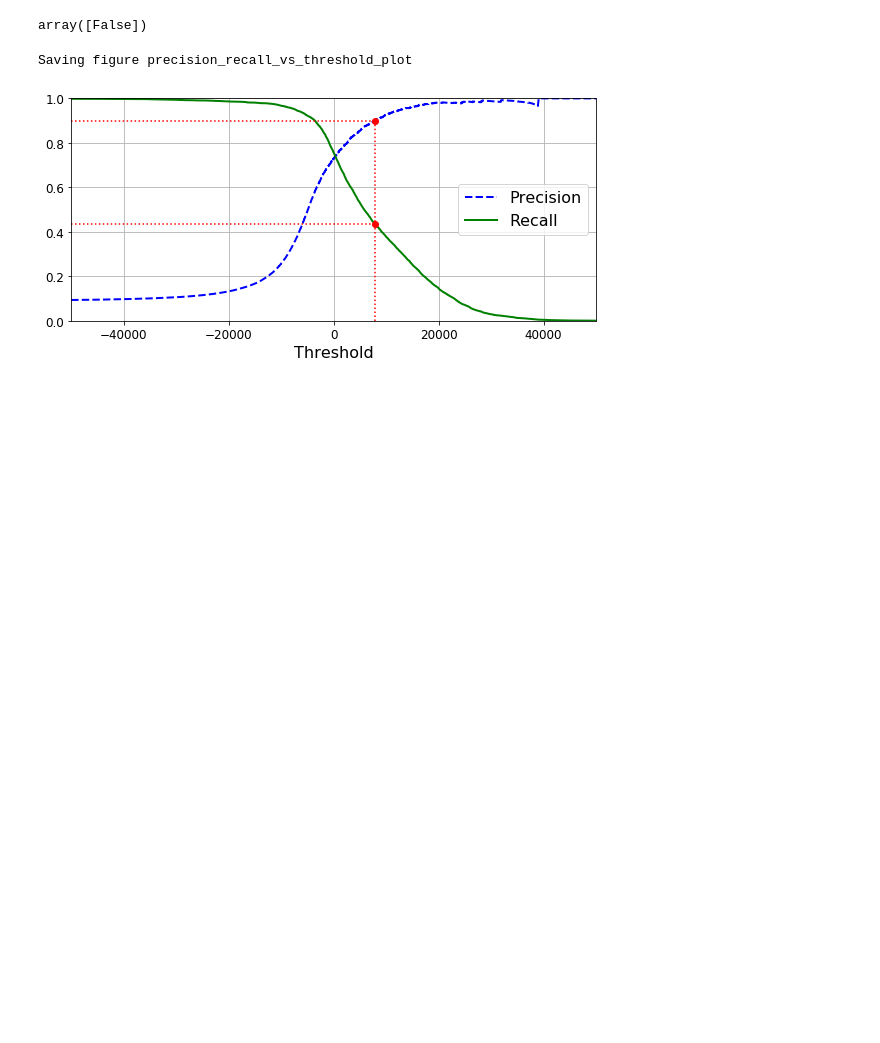
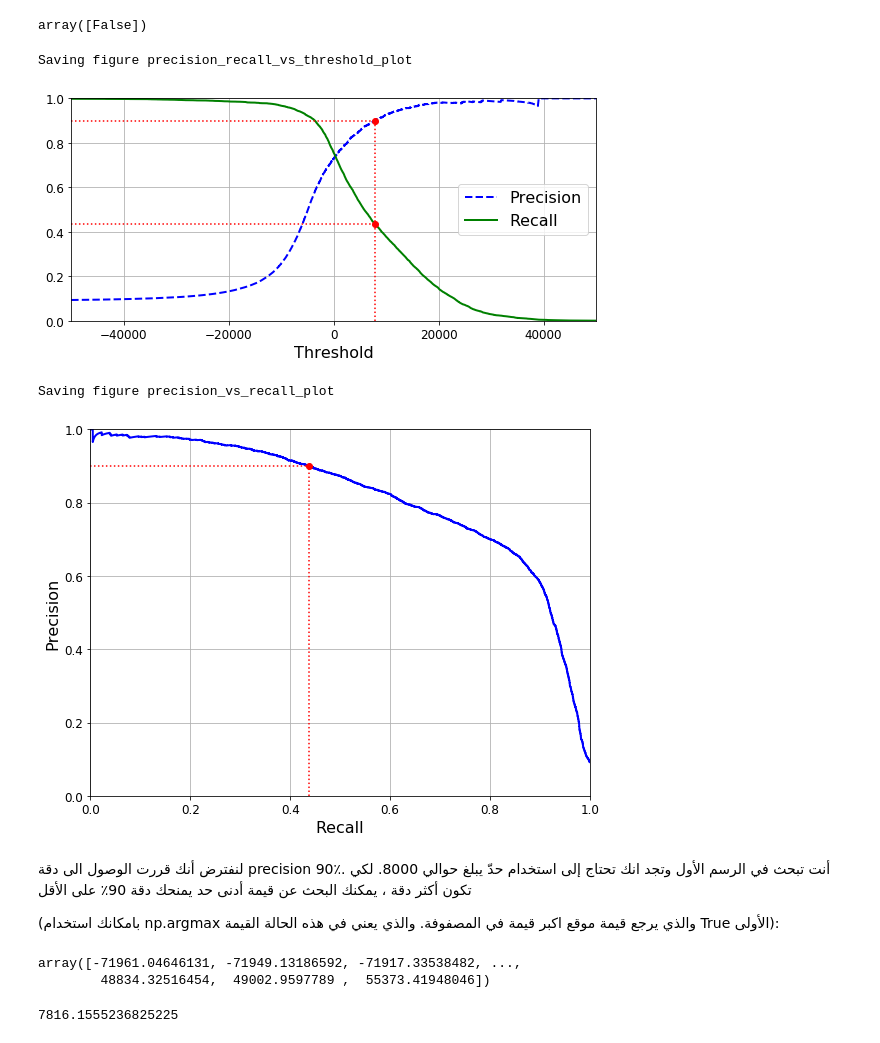
Before and after one commit to eyadwin/scikit-learn-examples, a Jupyter notebook: classify_images_handwritten_digit.ipynb, the cells around one changed output. Drawn from its saved outputs; the diff is of its cells as text; code cells hidden in the pictures; blank space fills up the shorter version.

Commit message:
precesion recall curves and values

```diff
--- a/classify_images_handwritten_digit.ipynb
+++ b/classify_images_handwritten_digit.ipynb
@@ -263,3 +263,30 @@ plt.show()
 # %% [output]
 Saving figure precision_recall_vs_threshold_plot
 [figure]
+# %%
+def plot_precision_vs_recall(precisions, recalls):
+    plt.plot(recalls, precisions, "b-", linewidth=2)
+    plt.xlabel("Recall", fontsize=16)
+    plt.ylabel("Precision", fontsize=16)
+    plt.axis([0, 1, 0, 1])
+    plt.grid(True)
+
+plt.figure(figsize=(8, 6))
+plot_precision_vs_recall(precisions, recalls)
+plt.plot([0.4368, 0.4368], [0., 0.9], "r:")
+plt.plot([0.0, 0.4368], [0.9, 0.9], "r:")
+plt.plot([0.4368], [0.9], "ro")
+save_fig("precision_vs_recall_plot")
+plt.show()
+# %% [output]
+Saving figure precision_vs_recall_plot
+[figure, added]
+# %% [markdown]
+لنفترض أنك قررت الوصول الى  دقة precision 90٪. أنت تبحث في الرسم الأول وتجد انك تحتاج إلى استخدام حدّ يبلغ حوالي 8000. لكي تكون أكثر دقة ، يمكنك البحث عن قيمة أدنى حد يمنحك دقة 90٪ على الأقل
+
+(بامكانك استخدام np.argmax  والذي يرجع قيمة موقع اكبر قيمة في المصفوفة. والذي يعني في هذه الحالة القيمة True الأولى):
+# %%
+thresholds
+# %% [output]
+array([-71961.04646131, -71949.13186592, -71917.33538482, ...,
+        48834.32516454,  49002.9597789 ,  55373.41948046])
@@ -265,0 +295,4 @@ Saving figure precision_recall_vs_threshold_plot
+# %%
+threshold_90_precision
+# %% [output]
+7816.1555236825225
```
Also changed, not shown: parts of 5 cells of this notebook, 1 other file.
